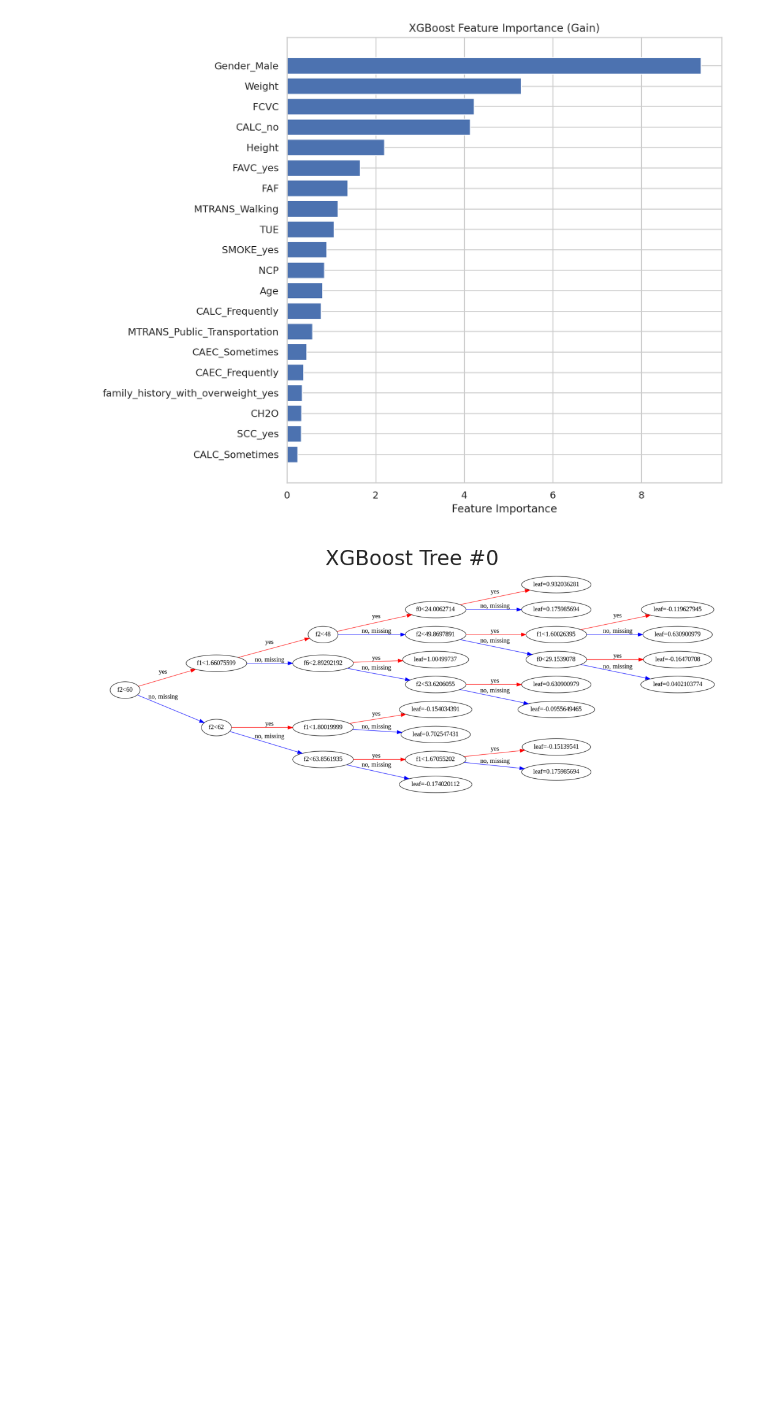
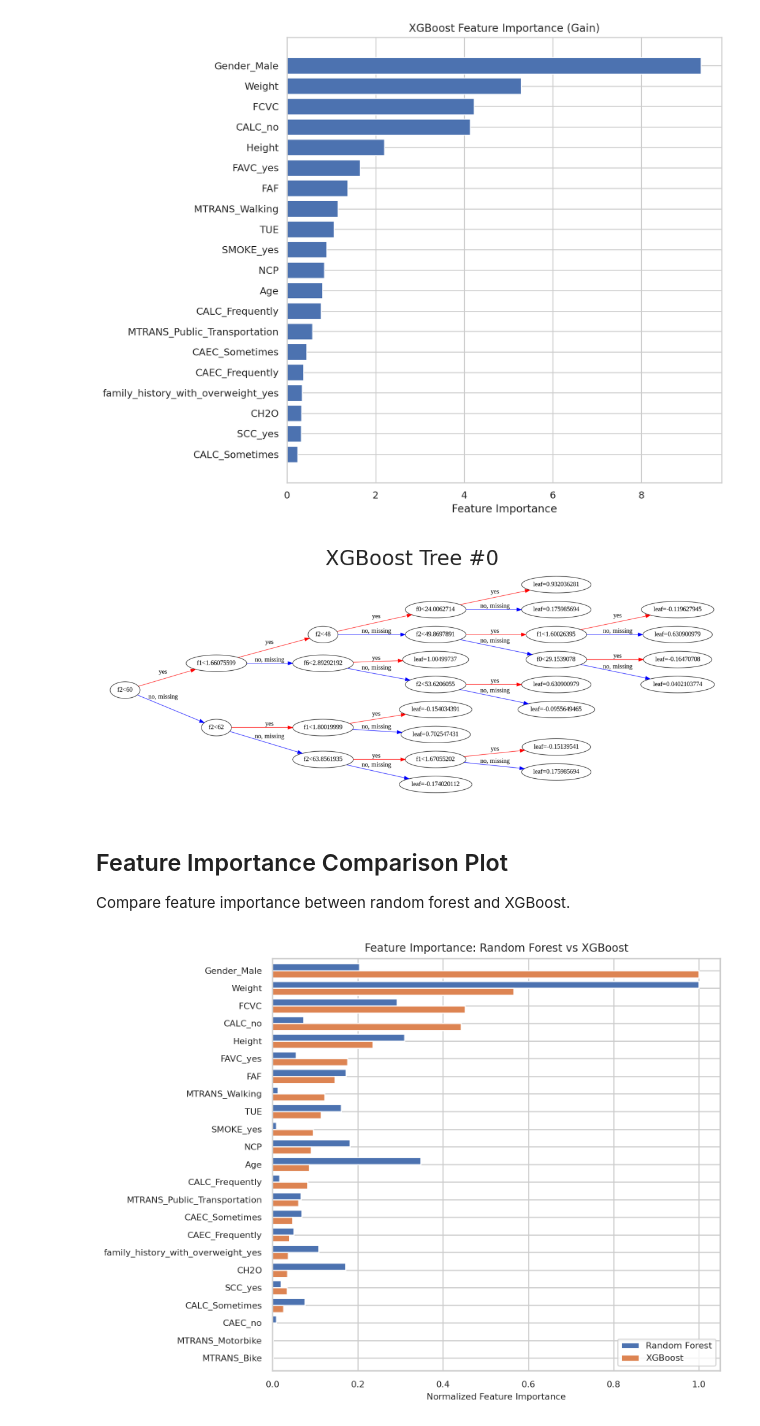
Before and after one commit to hassaanabbasi98/ProjectAAI-501-ObseityLevel-, a Jupyter notebook: erika_501_analysis.ipynb, the cells around one changed output. Cells and saved outputs as stored; diff of their text form; code cells hidden in the pictures; blank space fills up the shorter version.

```diff
--- a/erika_501_analysis.ipynb
+++ b/erika_501_analysis.ipynb
@@ -660,3 +660,54 @@ plt.title('XGBoost Tree #0')
 plt.show()
 # %% [output]
 [figure]
+# %% [markdown]
+## Feature Importance Comparison Plot
+
+Compare feature importance between random forest and XGBoost.
+# %%
+## prep random forest feature importance data
+rf_df = pd.DataFrame({
+    'feature': rf_feature_names,
+    'rf_importance': baseline_rf.feature_importances_
+})
+
+# normalize RF
+rf_df['rf_importance'] /= rf_df['rf_importance'].max()
+
+## prep XGBoost feature importance (gain) data
+importance_dict = best_xgb.get_booster().get_score(importance_type = 'gain')
+
+xgb_df = pd.DataFrame({
+    'feature': [xgb_feature_names[int(k[1:])] for k in importance_dict.keys()],
+    'xgb_importance': list(importance_dict.values())
+})
+
+# normalize XGBoost
+xgb_df['xgb_importance'] /= xgb_df['xgb_importance'].max()
+
+## merge RF and XGBoost
+merged = pd.merge(rf_df, xgb_df, on = 'feature', how = 'outer').fillna(0)
+
+# sort by XGBoost importance
+merged = merged.sort_values('xgb_importance', ascending = False)
+
+## create combined plot
+plt.figure(figsize = (8, 6))
+y = range(len(merged))
+
+plt.barh(y, merged['rf_importance'], height = 0.4, label = 'Random Forest')
+plt.barh([i + 0.4 for i in y], merged['xgb_importance'], height = 0.4, label = 'XGBoost')
+
+plt.yticks([i + 0.2 for i in y], merged['feature'], fontsize = 8)
+
+plt.ylim(-0.5, len(merged) - 0.1)
+plt.xticks(fontsize=8)
+plt.xlabel('Normalized Feature Importance', fontsize = 8)
+plt.title('Feature Importance: Random Forest vs XGBoost', fontsize = 10)
+
+plt.legend(loc = 'lower right', fontsize = 8)
+plt.gca().invert_yaxis()
+plt.tight_layout()
+plt.show()
+# %% [output]
+[figure, added]
```
